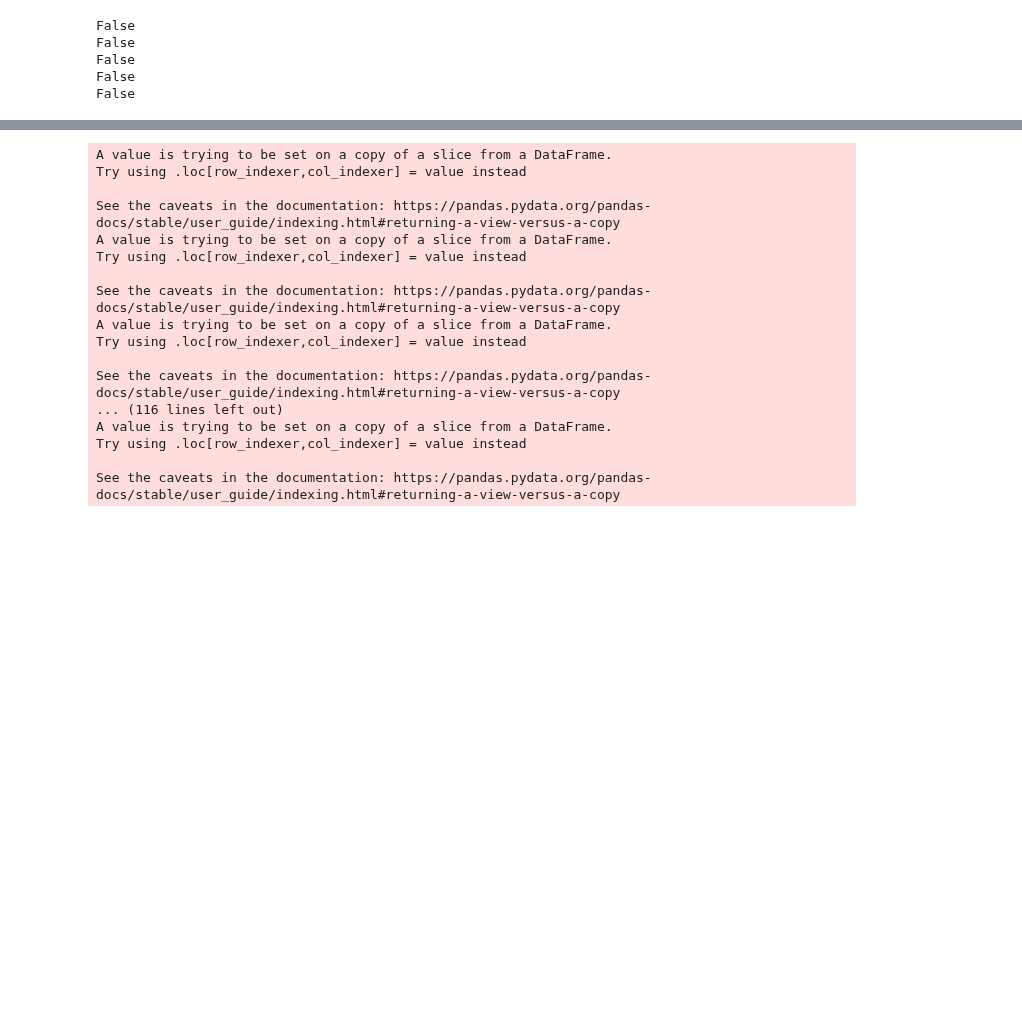
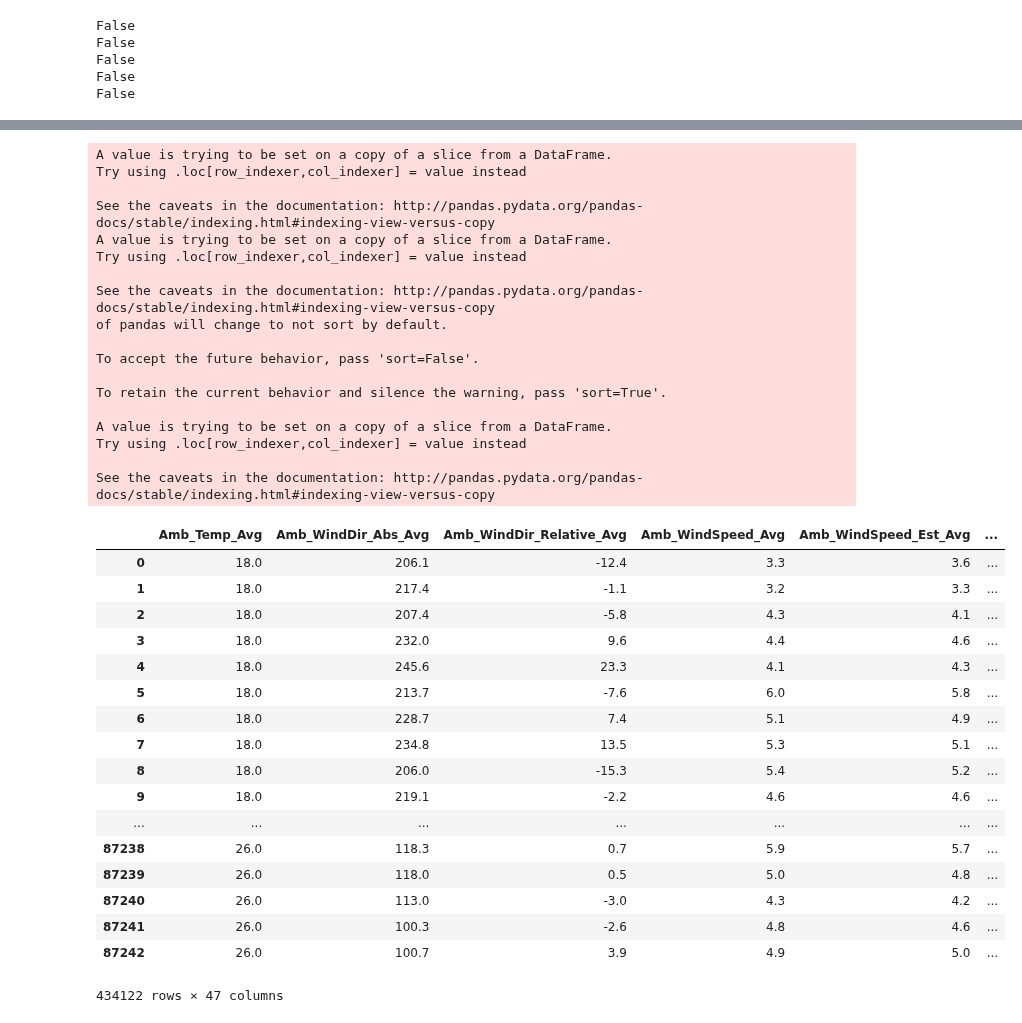
Before and after one commit to RicardoJPedro82/wmillfailprev, a Jupyter notebook: notebooks/getting_data.ipynb, the cells around one changed output, grey strips where cells are left out. Drawn from its saved outputs; the diff is of its cells as text; code cells hidden in the pictures; blank space fills up the shorter version.

```diff
--- a/notebooks/getting_data.ipynb
+++ b/notebooks/getting_data.ipynb
@@ -6,10 +9,10 @@ import matplotlib.pyplot as plt
 import datetime
 # %%
 def get_data_and_first_cleaning():
-    rooth_path = '../rawdata/training/'
-    failures_df = pd.read_csv(rooth_path + 'wind-farm-1-failures-training.csv')
-    locations_df = pd.read_csv(rooth_path + "wind-farm-1-locations.csv")
-    logs_df = pd.read_csv(rooth_path + 'wind-farm-1-logs-training.csv')
+    rooth_path = '../rawdata/'
+    failures_df = pd.read_csv(rooth_path + 'wind-farm-1-failures-training.csv', sep=';')
+    locations_df = pd.read_csv(rooth_path + "wind-farm-1-locations.csv", sep=';')
+    logs_df = pd.read_csv(rooth_path + 'wind-farm-1-logs-training.csv', sep=';')
     metmast_df = pd.read_csv(rooth_path + 'wind-farm-1-metmast-training.csv', sep=';')
     signals_df = pd.read_csv(rooth_path + 'wind-farm-1-signals-training.csv', sep=';')
     power_df = pd.read_csv(rooth_path + 'Power_curve.csv', sep=',')
@@ -208,28 +216,48 @@ def fill_na_by_turbine(df):
     return df_
 # %%
 generator_df = fill_na_by_turbine(df_generator_final)
-gen_bear_df = fill_na_by_turbine(df_gen_bear_final)
-hyd_df = fill_na_by_turbine(df_hyd_final)
-gearbox_df = fill_na_by_turbine(df_gearbox_final)
-transf_df = fill_na_by_turbine(df_transf_final)
+generator_df
+# gen_bear_df = fill_na_by_turbine(df_gen_bear_final)
+# hyd_df = fill_na_by_turbine(df_hyd_final)
+# gearbox_df = fill_na_by_turbine(df_gearbox_final)
+# transf_df = fill_na_by_turbine(df_transf_final)
 # %% [output]
 A value is trying to be set on a copy of a slice from a DataFrame.
 Try using .loc[row_indexer,col_indexer] = value instead
 
-See the caveats in the documentation: https://pandas.pydata.org/pandas-docs/stable/user_guide/indexing.html#returning-a-view-versus-a-copy
+See the caveats in the documentation: http://pandas.pydata.org/pandas-docs/stable/indexing.html#indexing-view-versus-copy
 A value is trying to be set on a copy of a slice from a DataFrame.
 Try using .loc[row_indexer,col_indexer] = value instead
 
-See the caveats in the documentation: https://pandas.pydata.org/pandas-docs/stable/user_guide/indexing.html#returning-a-view-versus-a-copy
+See the caveats in the documentation: http://pandas.pydata.org/pandas-docs/stable/indexing.html#indexing-view-versus-copy
+of pandas will change to not sort by default.
+
+To accept the future behavior, pass 'sort=False'.
+
+To retain the current behavior and silence the warning, pass 'sort=True'.
+
 A value is trying to be set on a copy of a slice from a DataFrame.
 Try using .loc[row_indexer,col_indexer] = value instead
 
-See the caveats in the documentation: https://pandas.pydata.org/pandas-docs/stable/user_guide/indexing.html#returning-a-view-versus-a-copy
-... (116 lines left out)
-A value is trying to be set on a copy of a slice from a DataFrame.
-Try using .loc[row_indexer,col_indexer] = value instead
-
-See the caveats in the documentation: https://pandas.pydata.org/pandas-docs/stable/user_guide/indexing.html#returning-a-view-versus-a-copy
+See the caveats in the documentation: http://pandas.pydata.org/pandas-docs/stable/indexing.html#indexing-view-versus-copy
+|  | Amb_Temp_Avg | Amb_WindDir_Abs_Avg | Amb_WindDir_Relative_Avg | Amb_WindSpeed_Avg | Amb_WindSpeed_Est_Avg | ... |
+| 0 | 18.0 | 206.1 | -12.4 | 3.3 | 3.6 | ... |
+| 1 | 18.0 | 217.4 | -1.1 | 3.2 | 3.3 | ... |
+| 2 | 18.0 | 207.4 | -5.8 | 4.3 | 4.1 | ... |
+| 3 | 18.0 | 232.0 | 9.6 | 4.4 | 4.6 | ... |
+| 4 | 18.0 | 245.6 | 23.3 | 4.1 | 4.3 | ... |
+| 5 | 18.0 | 213.7 | -7.6 | 6.0 | 5.8 | ... |
+| 6 | 18.0 | 228.7 | 7.4 | 5.1 | 4.9 | ... |
+| 7 | 18.0 | 234.8 | 13.5 | 5.3 | 5.1 | ... |
+| 8 | 18.0 | 206.0 | -15.3 | 5.4 | 5.2 | ... |
+| 9 | 18.0 | 219.1 | -2.2 | 4.6 | 4.6 | ... |
+| ... | ... | ... | ... | ... | ... | ... |
+| 87238 | 26.0 | 118.3 | 0.7 | 5.9 | 5.7 | ... |
+| 87239 | 26.0 | 118.0 | 0.5 | 5.0 | 4.8 | ... |
+| 87240 | 26.0 | 113.0 | -3.0 | 4.3 | 4.2 | ... |
+| 87241 | 26.0 | 100.3 | -2.6 | 4.8 | 4.6 | ... |
+| 87242 | 26.0 | 100.7 | 3.9 | 4.9 | 5.0 | ... |
+434122 rows × 47 columns
 # %%
 def Failure_Time_Horizon(days, period):
     if 2 <= days <= period:
```
Also changed, not shown: parts of 3 cells of this notebook, 2 other files.
